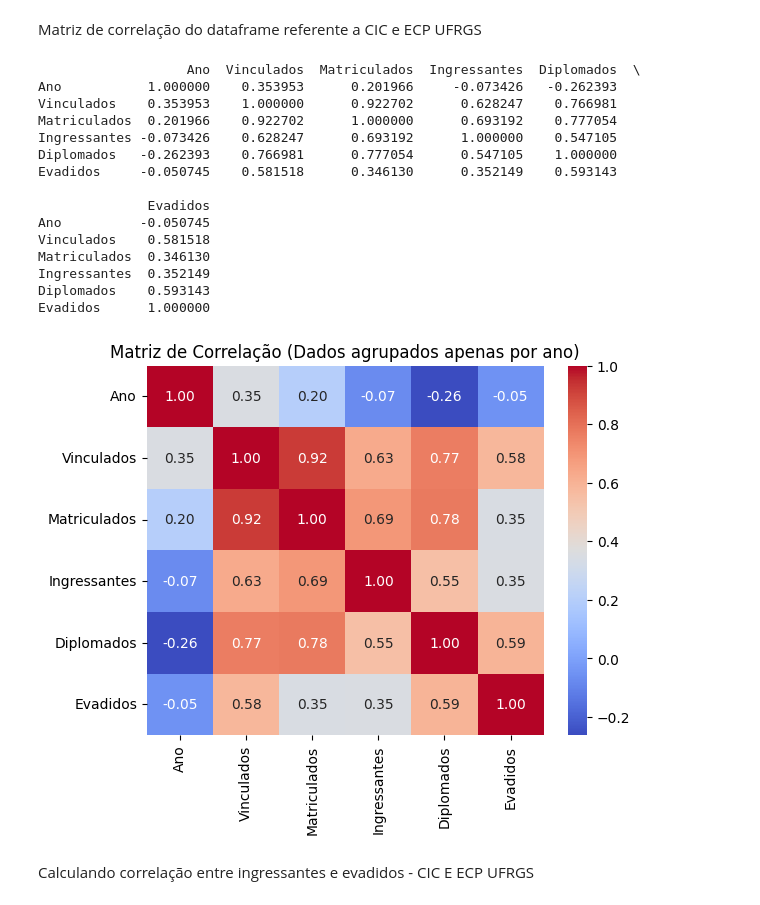
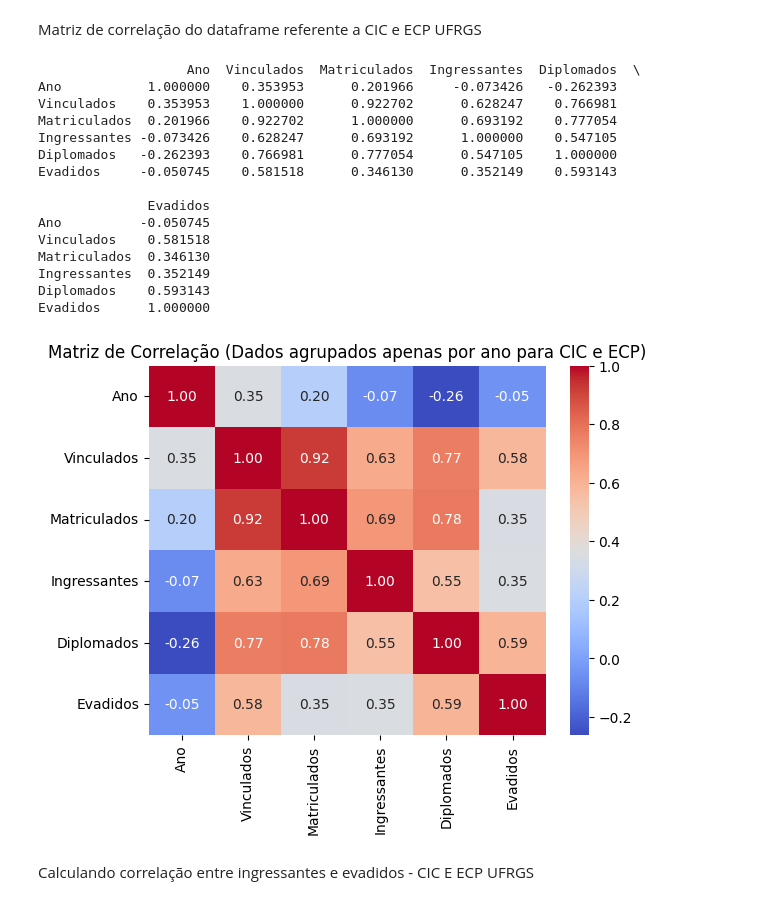
Before and after one commit to psicosleazy-dev/tcc, a Jupyter notebook: start_notebook.ipynb, the cells around one changed output. Cells and saved outputs as stored; diff of their text form; code cells hidden in the pictures.

```diff
--- a/start_notebook.ipynb
+++ b/start_notebook.ipynb
@@ -943,35 +943,35 @@ Matriz de correlação do dataframe referente a CIC e ECP UFRGS
 # %%
 # Suponha que você tenha um DataFrame chamado df com seus dados
 # Selecione apenas as colunas numéricas, se necessário
 df_numeric = dens_por_ano_f.select_dtypes(include=['float64', 'int64'])
 
 # Calcular a matriz de correlação
 correlation_matrix = df_numeric.corr()
 
 # Exibir a matriz de correlação
 print(correlation_matrix)
 
 # Plotar mapa de calor da matriz de correlação
 sns.heatmap(correlation_matrix, annot=True, cmap='coolwarm', fmt=".2f")
-plt.title('Matriz de Correlação (Dados agrupados apenas por ano)')
+plt.title('Matriz de Correlação (Dados agrupados apenas por ano para CIC e ECP)')
 plt.show()
 # %% [output]
                    Ano  Vinculados  Matriculados  Ingressantes  Diplomados  \
 Ano           1.000000    0.353953      0.201966     -0.073426   -0.262393
 Vinculados    0.353953    1.000000      0.922702      0.628247    0.766981
 Matriculados  0.201966    0.922702      1.000000      0.693192    0.777054
 Ingressantes -0.073426    0.628247      0.693192      1.000000    0.547105
 Diplomados   -0.262393    0.766981      0.777054      0.547105    1.000000
 Evadidos     -0.050745    0.581518      0.346130      0.352149    0.593143
 
               Evadidos
 Ano          -0.050745
 Vinculados    0.581518
 Matriculados  0.346130
 Ingressantes  0.352149
 Diplomados    0.593143
 Evadidos      1.000000
-[figure, old version]
+[figure, new version]
 # %% [markdown]
 Calculando correlação entre ingressantes e evadidos - CIC E ECP UFRGS
 # %%
```
Also changed, not shown: parts of 9 cells of this notebook, 1 other file.
